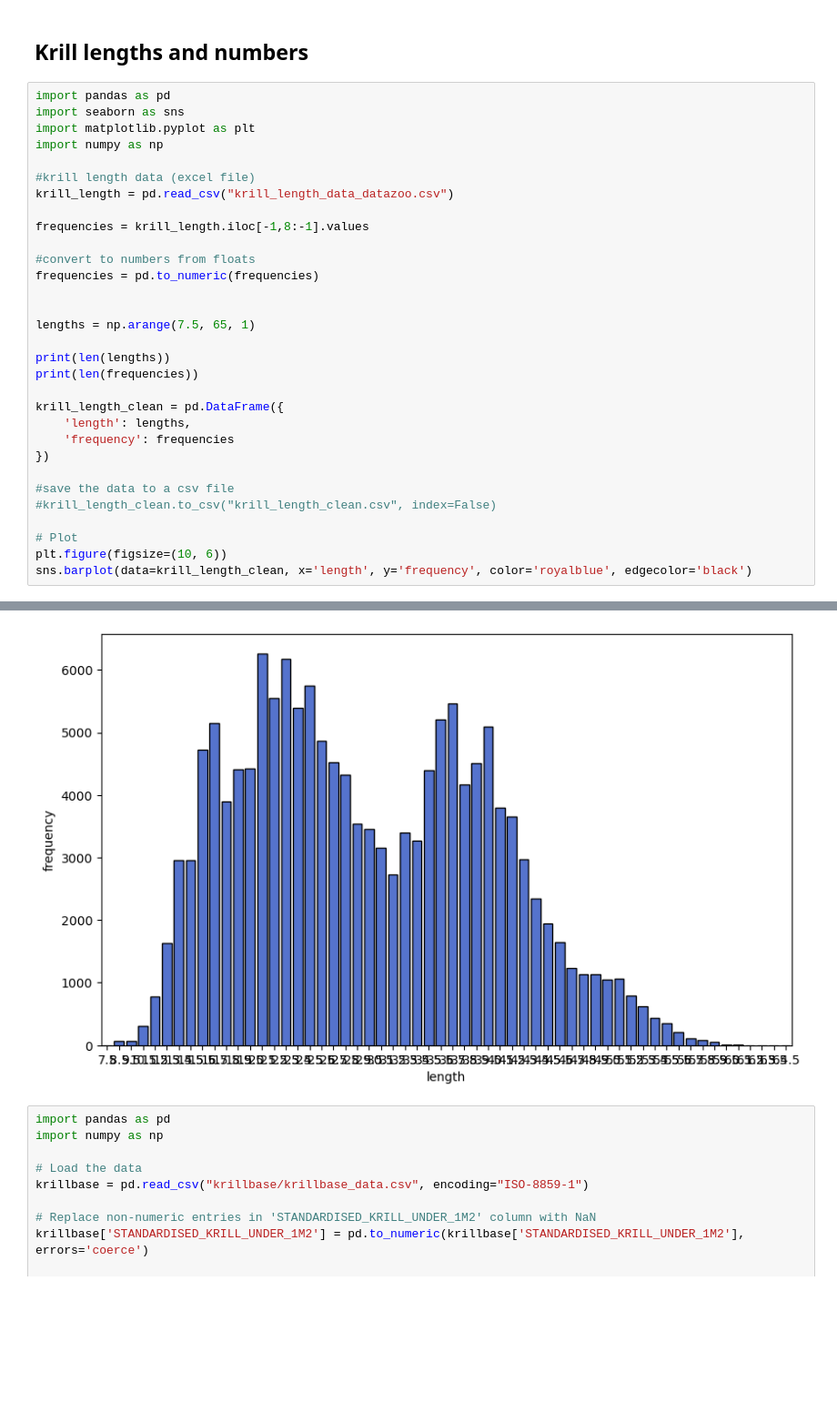
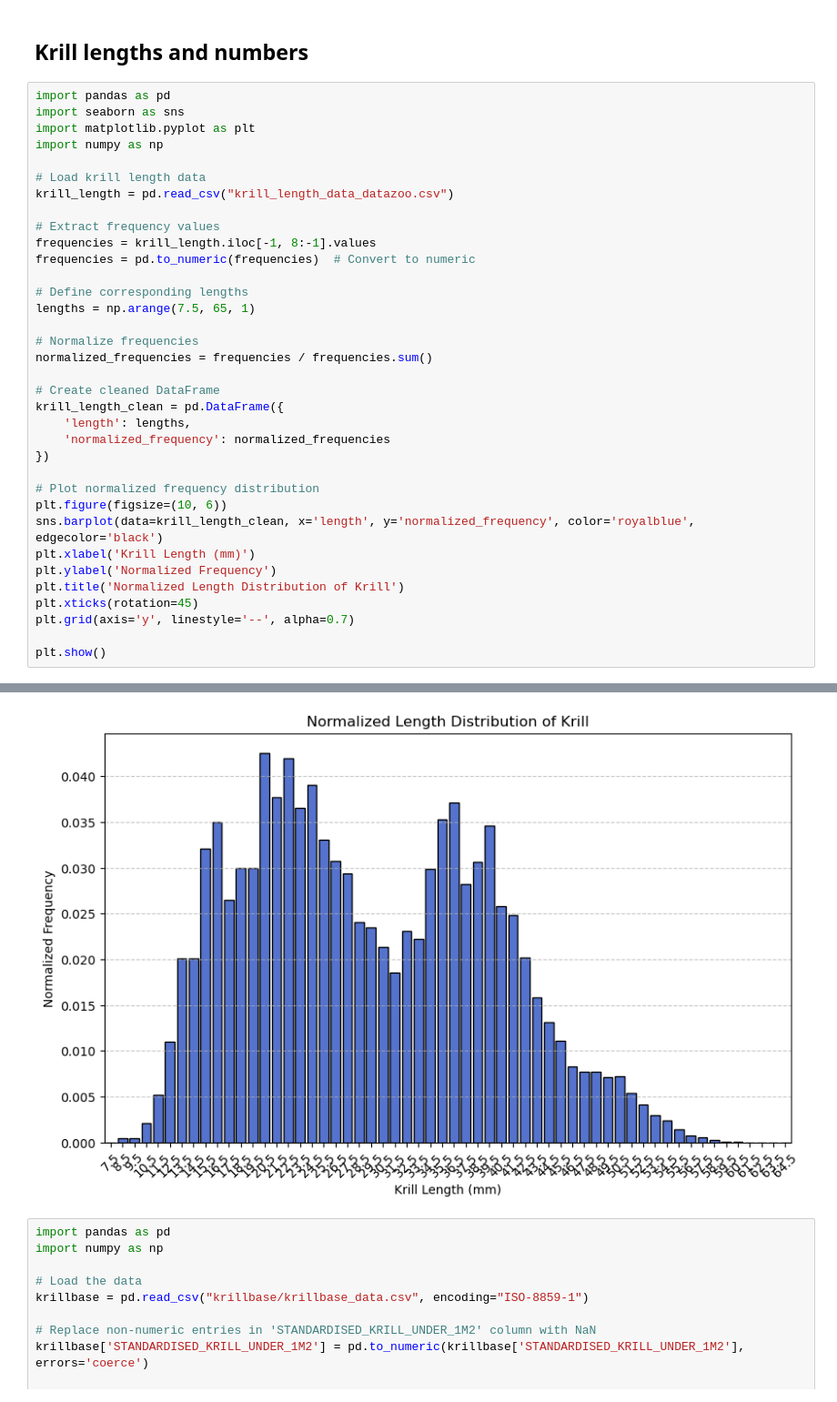
Before and after one commit to bethcandish/Antarctic_Krill, a Jupyter notebook: model_plots.ipynb, the cells around one changed output, grey strips where cells are left out. Shown at 91% size. Cells and saved outputs as stored; diff of their text form; blank space fills up the shorter version.

```diff
--- a/model_plots.ipynb
+++ b/model_plots.ipynb
@@ -2445,29 +2808,33 @@ import seaborn as sns
 import matplotlib.pyplot as plt
 import numpy as np
 
-#krill length data (excel file)
+# Load krill length data
 krill_length = pd.read_csv("krill_length_data_datazoo.csv")
 
-frequencies = krill_length.iloc[-1,8:-1].values
+# Extract frequency values
+frequencies = krill_length.iloc[-1, 8:-1].values
+frequencies = pd.to_numeric(frequencies)  # Convert to numeric
 
-#convert to numbers from floats
-frequencies = pd.to_numeric(frequencies)
-
-
+# Define corresponding lengths
 lengths = np.arange(7.5, 65, 1)
 
-print(len(lengths))
-print(len(frequencies))
+# Normalize frequencies
+normalized_frequencies = frequencies / frequencies.sum()
 
+# Create cleaned DataFrame
 krill_length_clean = pd.DataFrame({
     'length': lengths,
-    'frequency': frequencies
+    'normalized_frequency': normalized_frequencies
 })
 
-#save the data to a csv file
-#krill_length_clean.to_csv("krill_length_clean.csv", index=False)
+# Plot normalized frequency distribution
+plt.figure(figsize=(10, 6))
+sns.barplot(data=krill_length_clean, x='length', y='normalized_frequency', color='royalblue', edgecolor='black')
+plt.xlabel('Krill Length (mm)')
+plt.ylabel('Normalized Frequency')
+plt.title('Normalized Length Distribution of Krill')
+plt.xticks(rotation=45)
+plt.grid(axis='y', linestyle='--', alpha=0.7)
 
-# Plot
-plt.figure(figsize=(10, 6))
-sns.barplot(data=krill_length_clean, x='length', y='frequency', color='royalblue', edgecolor='black')
+plt.show()
 # %% [output]
@@ -2477,4 +2841,4 @@ sns.barplot(data=krill_length_clean, x='length', y='frequency', color='royalblue
-[figure, old version]
+[figure, new version]
 # %%
 import pandas as pd
 import numpy as np
```
Also changed, not shown: parts of 16 cells of this notebook, 3 other files.
